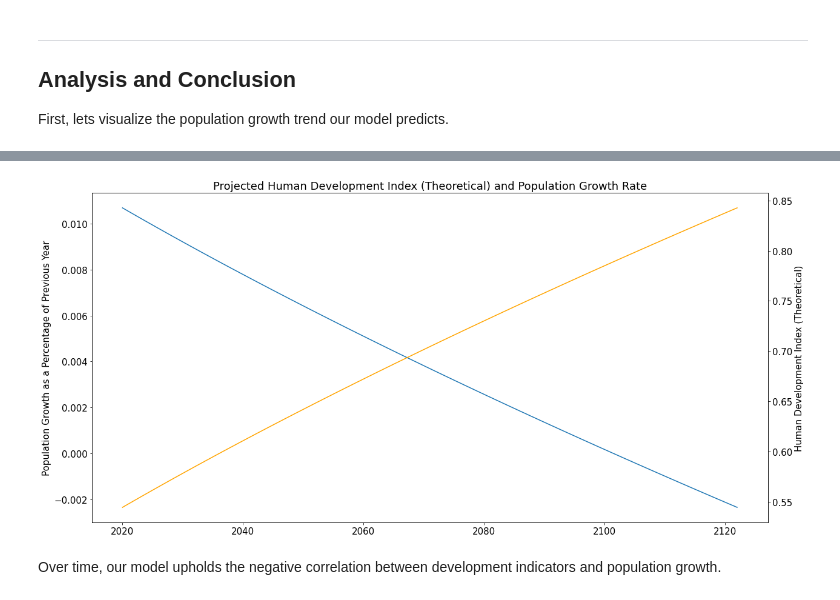
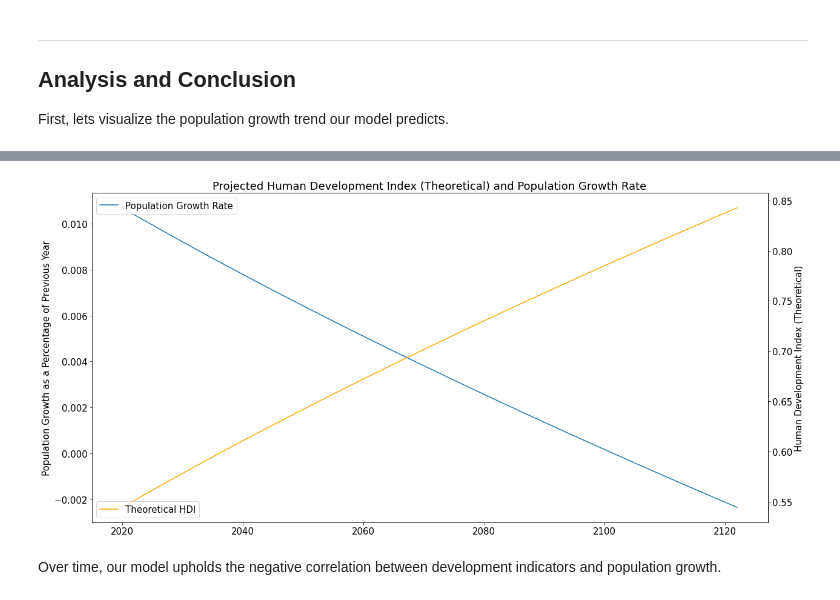
Before and after one commit to jcarballo1/cs5395-project1, a Jupyter notebook: Project1.ipynb, the cells around one changed output, grey strips where cells are left out. Saved outputs shown, nothing was run; the diff lists cells and outputs as text; code cells hidden in the pictures.

```diff
--- a/Project1.ipynb
+++ b/Project1.ipynb
@@ -101,7 +104,7 @@ import warnings
 # Ignore warnings
 warnings.filterwarnings('ignore')
 # %%
-read_df = pd.read_csv('aggregate_hdi_indicators_with_population.csv')
+read_df = pd.read_csv('data/aggregate_hdi_indicators_with_population.csv')
 
 read_df.head()
 # %% [output]
@@ -561,15 +594,17 @@ We can further examine this effect by vizualizing our projected HDI against our
 # %%
 plt.figure(figsize=PLOT_SIZE)
 plt.rc('font', size=FONT_SIZE)
-plt.plot(population_projection.loc[2020:].index, population_projection.pop_growth_rate.loc[2020:])
+plt.plot(population_projection.loc[2020:].index, population_projection.pop_growth_rate.loc[2020:], label='Population Growth Rate')
 plt.ylabel('Population Growth as a Percentage of Previous Year')
+plt.legend(loc='upper left')
 ax_twin = plt.twinx()
-plt.plot(projected_indicators.loc[2020:].index, projected_indicators.theoretical_hdi.loc[2020:], color='orange')
+plt.plot(projected_indicators.loc[2020:].index, projected_indicators.theoretical_hdi.loc[2020:], color='orange', label='Theoretical HDI')
 plt.title('Projected Human Development Index (Theoretical) and Population Growth Rate')
 plt.xlabel('Human Development Index (Theoretical)')
 ax_twin.set_ylabel('Human Development Index (Theoretical)')
+ax_twin.legend(loc='lower left')
 plt.show()
 # %% [output]
-[figure, old version]
+[figure, new version]
 # %% [markdown]
 Over time, our model upholds the negative correlation between development indicators and population growth.
```
Also changed, not shown: parts of 26 cells of this notebook.
